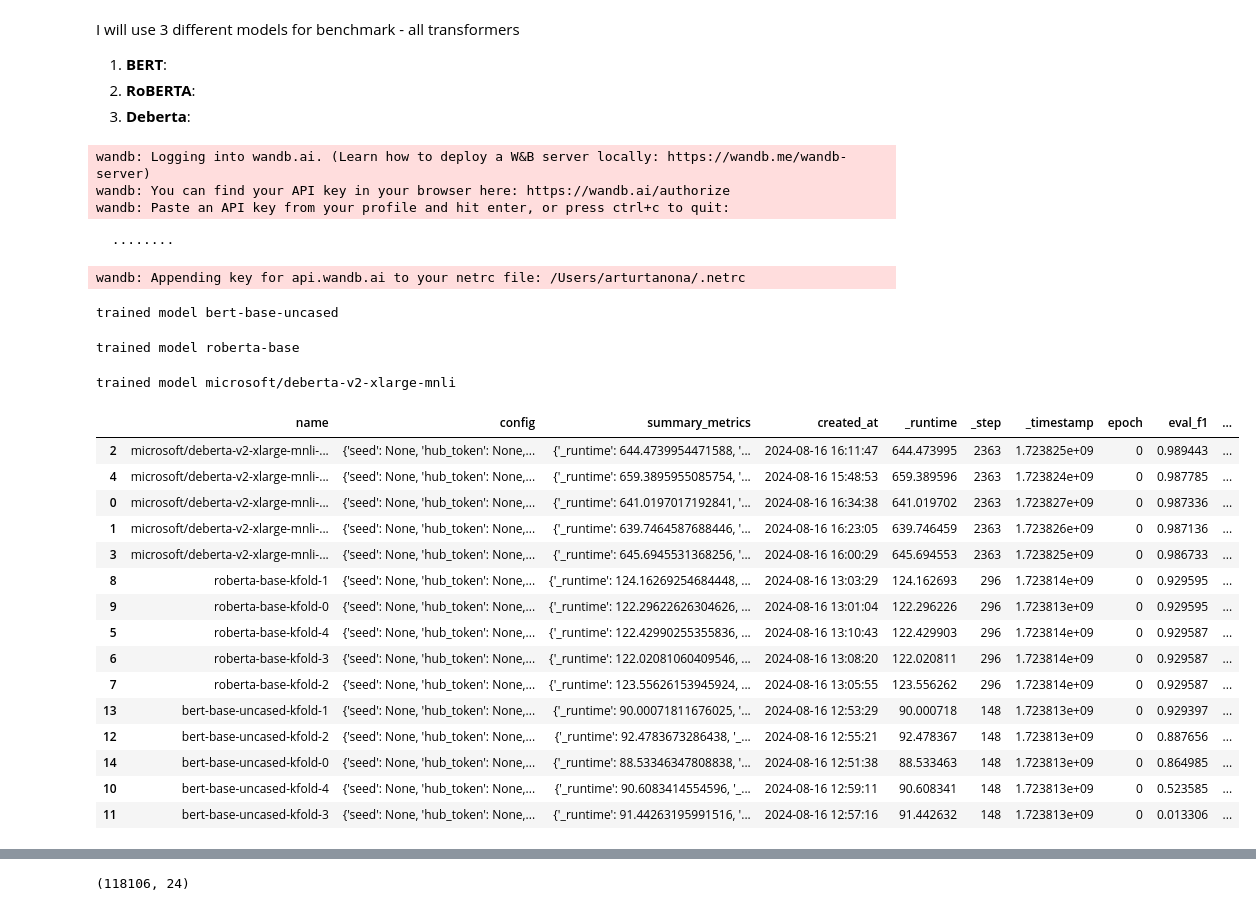
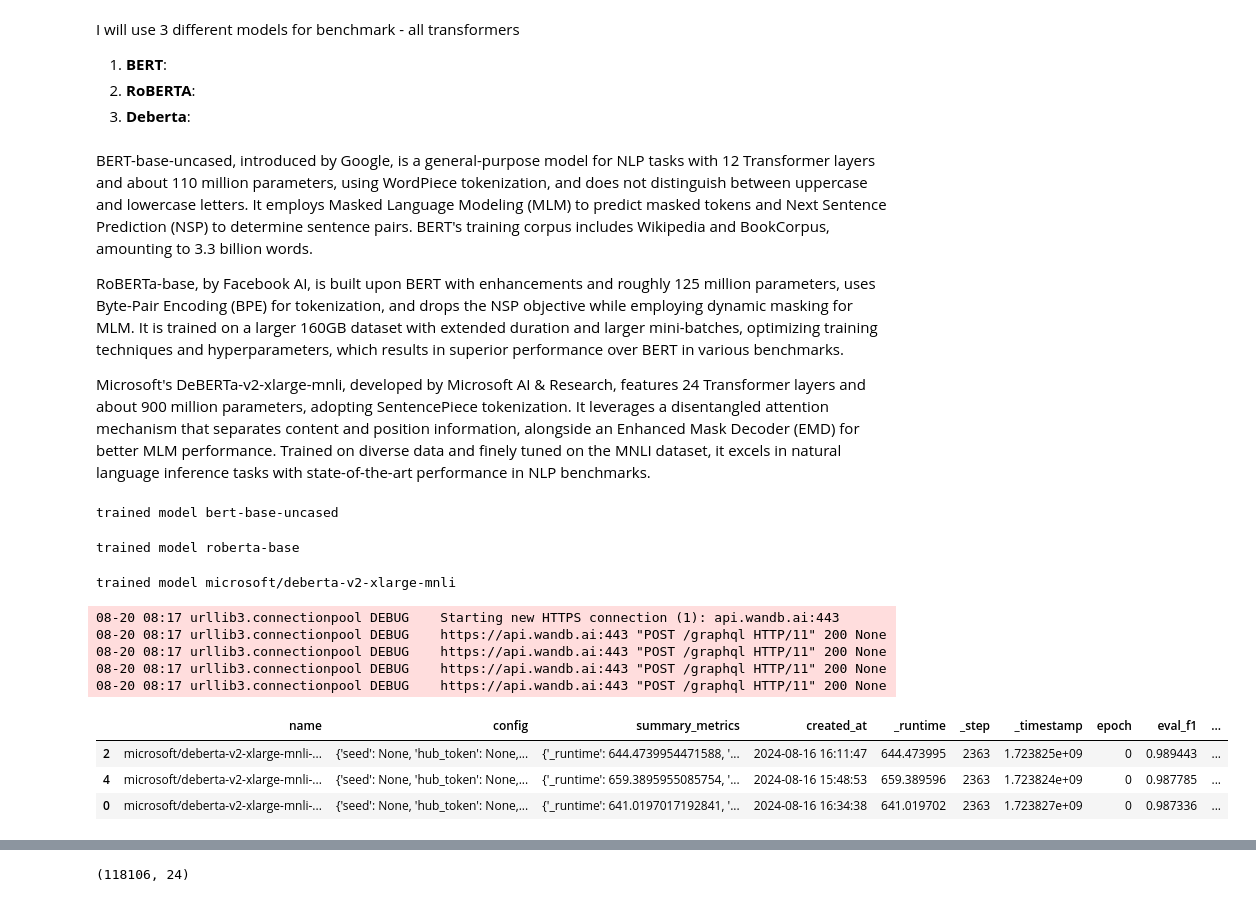
Before and after one commit to ArturTan/introduction-to-deep-learning-boulder, a Jupyter notebook: notebooks/Report.ipynb, the cells around one changed output, grey strips where cells are left out. Drawn from its saved outputs; the diff is of its cells as text; code cells hidden in the pictures.

```diff
--- a/notebooks/Report.ipynb
+++ b/notebooks/Report.ipynb
@@ -643,6 +645,12 @@ I will use 3 different models for benchmark - all transformers
 1. **BERT**:
 2. **RoBERTA**:
 3. **Deberta**:
+# %% [markdown]
+BERT-base-uncased, introduced by Google, is a general-purpose model for NLP tasks with 12 Transformer layers and about 110 million parameters, using WordPiece tokenization, and does not distinguish between uppercase and lowercase letters. It employs Masked Language Modeling (MLM) to predict masked tokens and Next Sentence Prediction (NSP) to determine sentence pairs. BERT's training corpus includes Wikipedia and BookCorpus, amounting to 3.3 billion words.
+
+RoBERTa-base, by Facebook AI, is built upon BERT with enhancements and roughly 125 million parameters, uses Byte-Pair Encoding (BPE) for tokenization, and drops the NSP objective while employing dynamic masking for MLM. It is trained on a larger 160GB dataset with extended duration and larger mini-batches, optimizing training techniques and hyperparameters, which results in superior performance over BERT in various benchmarks.
+
+Microsoft's DeBERTa-v2-xlarge-mnli, developed by Microsoft AI & Research, features 24 Transformer layers and about 900 million parameters, adopting SentencePiece tokenization. It leverages a disentangled attention mechanism that separates content and position information, alongside an Enhanced Mask Decoder (EMD) for better MLM performance. Trained on diverse data and finely tuned on the MNLI dataset, it excels in natural language inference tasks with state-of-the-art performance in NLP benchmarks.
 # %%
 train_data.to_csv("../data/final_train_data.csv")
 # %%
@@ -657,12 +665,12 @@ for fold, (train_index, test_index) in enumerate(skf.split(X=df, y=df['mapped_se
     test.to_csv(f"../data/test_fold_{fold}.csv")
 # %%
 for model, batch_size in [
-    # ["bert-base-uncased", 128],
-             # [ "roberta-base", 64],/
+    ["bert-base-uncased", 128],
+             [ "roberta-base", 64],/
               ["microsoft/deberta-v2-xlarge-mnli", 2] # using zero optimization
 ]:
     max_length  =256
-    if model =="google/gemma-2-2b":
+    if model =="microsoft/deberta-v2-xlarge-mnli":
         max_length = 128
     for i in tqdm(range(5)):
         !accelerate launch ../train.py --model_name_or_path {model} --ignore_mismatched_sizes --max_length {max_length} --per_device_train_batch_size {batch_size} --learning_rate 2e-5 --num_train_epochs 1 --output_dir "/tmp/mrpc/deepspeed_stage2/" --train_file ../data/train_fold_{i}.csv --validation_file ../data/test_fold_{i}.csv --project_suffix=kfold-{i} --with_tracking --report_to "wandb"
@@ -685,51 +693,39 @@ for model in models:
     print("trained model", model)
 
     for i in tqdm(range(5)):
 
         selected_runs.append(f'{model}-kfold-{i}')
 api = wandb.Api()
 runs = api.runs(f"{project_name}")
 
 runs_df = []
 for run in runs:
     if run.name in selected_runs:
         runs_df.append(pd.DataFrame({
             'name': [run.name],
             'config': [run.config],
             'summary_metrics': [run.summary_metrics],
             'created_at': pd.to_datetime(run.created_at)
         }))
 runs_df = pd.concat(runs_df)
 runs_df = runs_df.sort_values(by='created_at', ascending=False)
 runs_df = runs_df.drop_duplicates(subset='name', keep='first')
 
 runs_df = runs_df.reset_index(drop=True)
 
 runs_df = runs_df.merge(json_normalize(runs_df['summary_metrics']), left_index=True, right_index=True)
 
-runs_df.sort_values('eval_f1', ascending=False)
+runs_df.sort_values('eval_f1', ascending=False).head(3)
 # %% [output]
-wandb: Logging into wandb.ai. (Learn how to deploy a W&B server locally: https://wandb.me/wandb-server)
-wandb: You can find your API key in your browser here: https://wandb.ai/authorize
-wandb: Paste an API key from your profile and hit enter, or press ctrl+c to quit:
+trained model bert-base-uncased
-  ········
+trained model roberta-base
-wandb: Appending key for api.wandb.ai to your netrc file: /Users/arturtanona/.netrc
+trained model microsoft/deberta-v2-xlarge-mnli
-trained model bert-base-uncased
+08-20 08:17 urllib3.connectionpool DEBUG    Starting new HTTPS connection (1): api.wandb.ai:443
+08-20 08:17 urllib3.connectionpool DEBUG    https://api.wandb.ai:443 "POST /graphql HTTP/11" 200 None
+08-20 08:17 urllib3.connectionpool DEBUG    https://api.wandb.ai:443 "POST /graphql HTTP/11" 200 None
+08-20 08:17 urllib3.connectionpool DEBUG    https://api.wandb.ai:443 "POST /graphql HTTP/11" 200 None
+08-20 08:17 urllib3.connectionpool DEBUG    https://api.wandb.ai:443 "POST /graphql HTTP/11" 200 None
-trained model roberta-base
-trained model microsoft/deberta-v2-xlarge-mnli
 |  | name | config | summary_metrics | created_at | _runtime | _step | _timestamp | epoch | eval_f1 | ... |
 | 2 | microsoft/deberta-v2-xlarge-mnli-... | {'seed': None, 'hub_token': None,... | {'_runtime': 644.4739954471588, '... | 2024-08-16 16:11:47 | 644.473995 | 2363 | 1.723825e+09 | 0 | 0.989443 | ... |
 | 4 | microsoft/deberta-v2-xlarge-mnli-... | {'seed': None, 'hub_token': None,... | {'_runtime': 659.3895955085754, '... | 2024-08-16 15:48:53 | 659.389596 | 2363 | 1.723824e+09 | 0 | 0.987785 | ... |
 | 0 | microsoft/deberta-v2-xlarge-mnli-... | {'seed': None, 'hub_token': None,... | {'_runtime': 641.0197017192841, '... | 2024-08-16 16:34:38 | 641.019702 | 2363 | 1.723827e+09 | 0 | 0.987336 | ... |
-| 1 | microsoft/deberta-v2-xlarge-mnli-... | {'seed': None, 'hub_token': None,... | {'_runtime': 639.7464587688446, '... | 2024-08-16 16:23:05 | 639.746459 | 2363 | 1.723826e+09 | 0 | 0.987136 | ... |
-| 3 | microsoft/deberta-v2-xlarge-mnli-... | {'seed': None, 'hub_token': None,... | {'_runtime': 645.6945531368256, '... | 2024-08-16 16:00:29 | 645.694553 | 2363 | 1.723825e+09 | 0 | 0.986733 | ... |
-| 8 | roberta-base-kfold-1 | {'seed': None, 'hub_token': None,... | {'_runtime': 124.16269254684448, ... | 2024-08-16 13:03:29 | 124.162693 | 296 | 1.723814e+09 | 0 | 0.929595 | ... |
-| 9 | roberta-base-kfold-0 | {'seed': None, 'hub_token': None,... | {'_runtime': 122.29622626304626, ... | 2024-08-16 13:01:04 | 122.296226 | 296 | 1.723813e+09 | 0 | 0.929595 | ... |
-| 5 | roberta-base-kfold-4 | {'seed': None, 'hub_token': None,... | {'_runtime': 122.42990255355836, ... | 2024-08-16 13:10:43 | 122.429903 | 296 | 1.723814e+09 | 0 | 0.929587 | ... |
-| 6 | roberta-base-kfold-3 | {'seed': None, 'hub_token': None,... | {'_runtime': 122.02081060409546, ... | 2024-08-16 13:08:20 | 122.020811 | 296 | 1.723814e+09 | 0 | 0.929587 | ... |
-| 7 | roberta-base-kfold-2 | {'seed': None, 'hub_token': None,... | {'_runtime': 123.55626153945924, ... | 2024-08-16 13:05:55 | 123.556262 | 296 | 1.723814e+09 | 0 | 0.929587 | ... |
-| 13 | bert-base-uncased-kfold-1 | {'seed': None, 'hub_token': None,... | {'_runtime': 90.00071811676025, '... | 2024-08-16 12:53:29 | 90.000718 | 148 | 1.723813e+09 | 0 | 0.929397 | ... |
-| 12 | bert-base-uncased-kfold-2 | {'seed': None, 'hub_token': None,... | {'_runtime': 92.4783673286438, '_... | 2024-08-16 12:55:21 | 92.478367 | 148 | 1.723813e+09 | 0 | 0.887656 | ... |
-| 14 | bert-base-uncased-kfold-0 | {'seed': None, 'hub_token': None,... | {'_runtime': 88.53346347808838, '... | 2024-08-16 12:51:38 | 88.533463 | 148 | 1.723813e+09 | 0 | 0.864985 | ... |
-| 10 | bert-base-uncased-kfold-4 | {'seed': None, 'hub_token': None,... | {'_runtime': 90.6083414554596, '_... | 2024-08-16 12:59:11 | 90.608341 | 148 | 1.723813e+09 | 0 | 0.523585 | ... |
-| 11 | bert-base-uncased-kfold-3 | {'seed': None, 'hub_token': None,... | {'_runtime': 91.44263195991516, '... | 2024-08-16 12:57:16 | 91.442632 | 148 | 1.723813e+09 | 0 | 0.013306 | ... |
```
Also changed, not shown: parts of 17 cells of this notebook, 1 other file.
